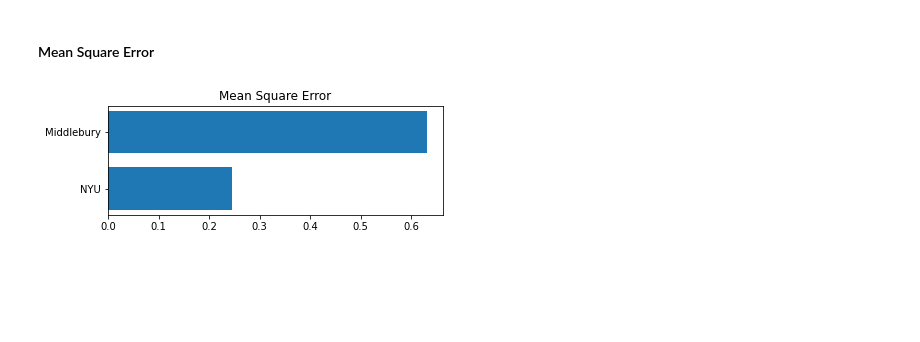
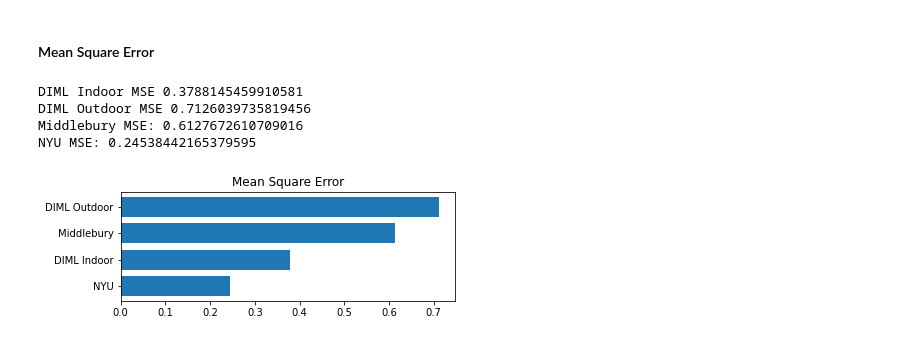
Before and after one commit to CSCCNY/final-project-monodepth-ccny, a Jupyter notebook: Notebooks/densedepth-benchmark.ipynb, the cells around one changed output. Drawn from its saved outputs; the diff is of its cells as text; code cells hidden in the pictures; blank space fills up the shorter version.

Commit message:
Benchmarked ResNet50 and added DIML data
This commit brings benchmark of ResNet50 trained by @ehoxha91.
Also adds DIML indoor and outdoor datasets to DenseDepth and ResNet evaluation.

```diff
--- a/Notebooks/densedepth-benchmark.ipynb
+++ b/Notebooks/densedepth-benchmark.ipynb
@@ -201,0 +291,5 @@ Prediction Normalized
+# %%
+# Normalize predicted depth.
+for i in range(diml_o_prediction_depth.shape[0]):
+    diml_o_prediction_depth[i, ...] = (diml_o_prediction_depth[i, ...] - np.mean(diml_o_prediction_depth[i, ...]))\
+                                    / np.std(diml_o_prediction_depth[i, ...])
@@ -201,0 +321,10 @@ Prediction Normalized
+# %%
+diml_i_rgb, diml_i_depth = load_diml_indoor("/Users/slava/Downloads/diml-indoor")
+# %%
+# Predict Outdoor DIML Depth
+diml_i_prediction_depth = model.predict(diml_i_rgb)
+# %%
+# Normalize predicted depth.
+for i in range(diml_i_prediction_depth.shape[0]):
+    diml_i_prediction_depth[i, ...] = (diml_i_prediction_depth[i, ...] - np.mean(diml_i_prediction_depth[i, ...]))\
+                                    / np.std(diml_i_prediction_depth[i, ...])
@@ -202,16 +357,27 @@ Prediction Normalized
 # %% [markdown]
 #### Mean Square Error ####
 # %%
+diml_o_mse = np.mean((diml_o_depth - diml_o_prediction_depth[..., 0]) ** 2)
+diml_i_mse = np.mean((diml_i_depth - diml_i_prediction_depth[..., 0]) ** 2)
 mdbr_mse = np.mean((mdbr_depth - mdbr_prediction_depth[..., 0]) ** 2)
 nyu_mse = np.mean((nyu_depth - nyu_prediction_depth[..., 0]) ** 2)
 
-mse = [nyu_mse, mdbr_mse]
-labels = ["NYU", "Middlebury"]
+print("DIML Indoor MSE", diml_i_mse)
+print("DIML Outdoor MSE", diml_o_mse)
+print("Middlebury MSE:", mdbr_mse)
+print("NYU MSE:", nyu_mse)
+
+mse = [nyu_mse, diml_i_mse, mdbr_mse, diml_o_mse]
+labels = ["NYU", "DIML Indoor", "Middlebury", "DIML Outdoor"]
 
 f, ax = plt.subplots(figsize=(6, 2))
 
 plt.title("Mean Square Error")
-plt.barh(y=[1, 2], width=mse, height=0.75, tick_label=labels)
+plt.barh(y=range(len(mse)), width=mse, height=0.75, tick_label=labels)
 plt.show()
 # %% [output]
+DIML Indoor MSE 0.3788145459910581
+DIML Outdoor MSE 0.7126039735819456
+Middlebury MSE: 0.6127672610709016
+NYU MSE: 0.24538442165379595
-[figure, old version]
+[figure, new version]
```
Also changed, not shown: parts of 21 cells of this notebook, 1 other file.
